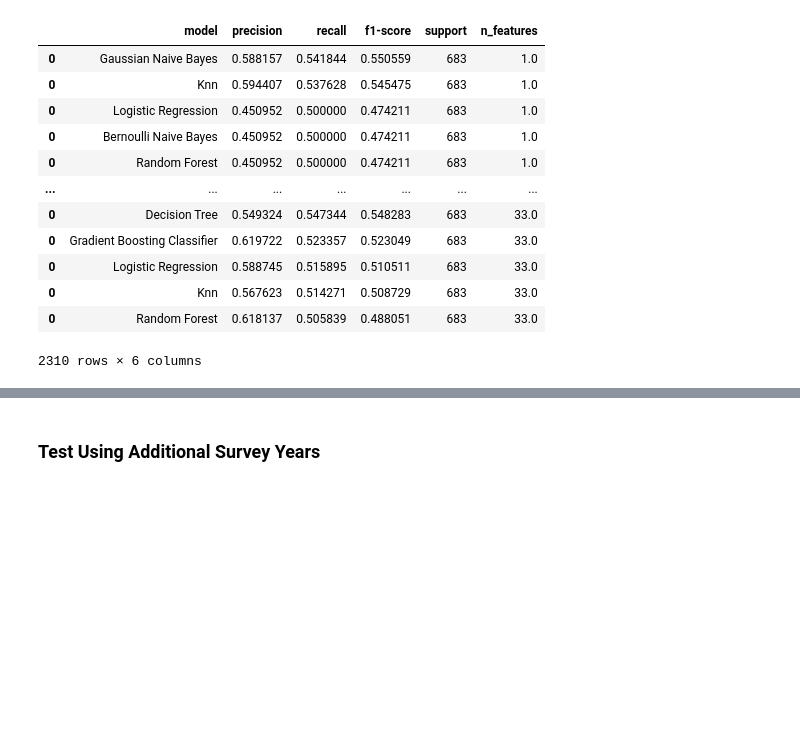
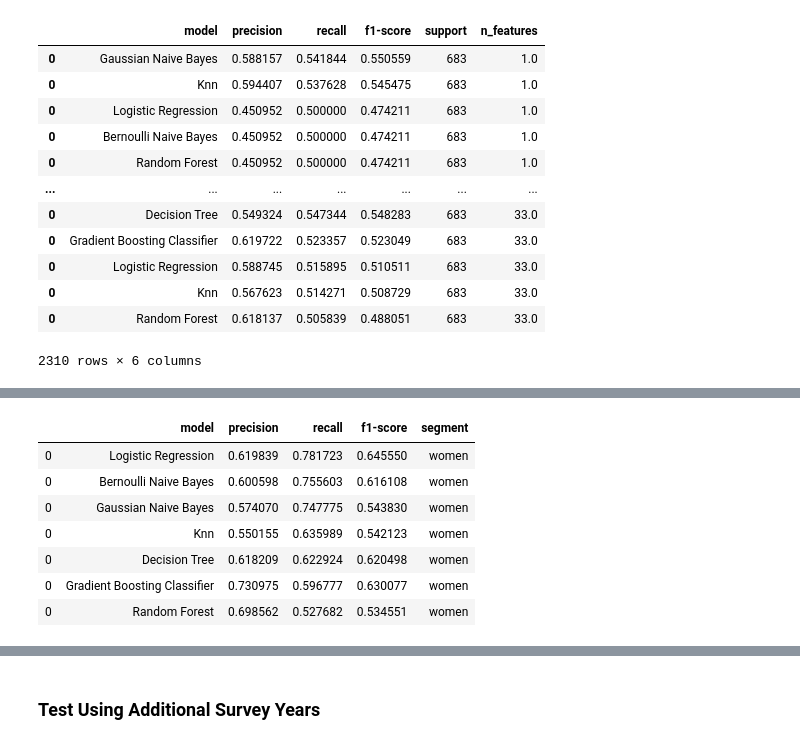
Before and after one commit to orenscarmeli/capstone210-ppd-carmeli_chari_hand_lee, a Jupyter notebook: modeling/initial_modeling.ipynb, the cells around one changed output, grey strips where cells are left out. Drawn from its saved outputs; the diff is of its cells as text; code cells hidden in the pictures; blank space fills up the shorter version.

```diff
--- a/modeling/initial_modeling.ipynb
+++ b/modeling/initial_modeling.ipynb
@@ -596,0 +821,23 @@ alt.Chart(model_perf_nfeatures_rand).mark_point().encode(
+# %%
+#Women only
+
+cdc_survey_women = cdc_survey[cdc_survey['is_male'] == 0]
+
+x_train, x_test, y_train, y_test = get_model_data(
+    original_df = cdc_survey_women,
+    columns = all_columns
+)
+
+baseline_model = baseline_models(x_train, y_train, x_test, y_test, do_smote=True)
+women_results=baseline_model[['model','precision','recall','f1-score']]
+women_results['segment']='women'
+women_results
+# %% [output]
+|  | model | precision | recall | f1-score | segment |
+| 0 | Logistic Regression | 0.619839 | 0.781723 | 0.645550 | women |
+| 0 | Bernoulli Naive Bayes | 0.600598 | 0.755603 | 0.616108 | women |
+| 0 | Gaussian Naive Bayes | 0.574070 | 0.747775 | 0.543830 | women |
+| 0 | Knn | 0.550155 | 0.635989 | 0.542123 | women |
+| 0 | Decision Tree | 0.618209 | 0.622924 | 0.620498 | women |
+| 0 | Gradient Boosting Classifier | 0.730975 | 0.596777 | 0.630077 | women |
+| 0 | Random Forest | 0.698562 | 0.527682 | 0.534551 | women |
```
Also changed, not shown: parts of 15 cells of this notebook.
